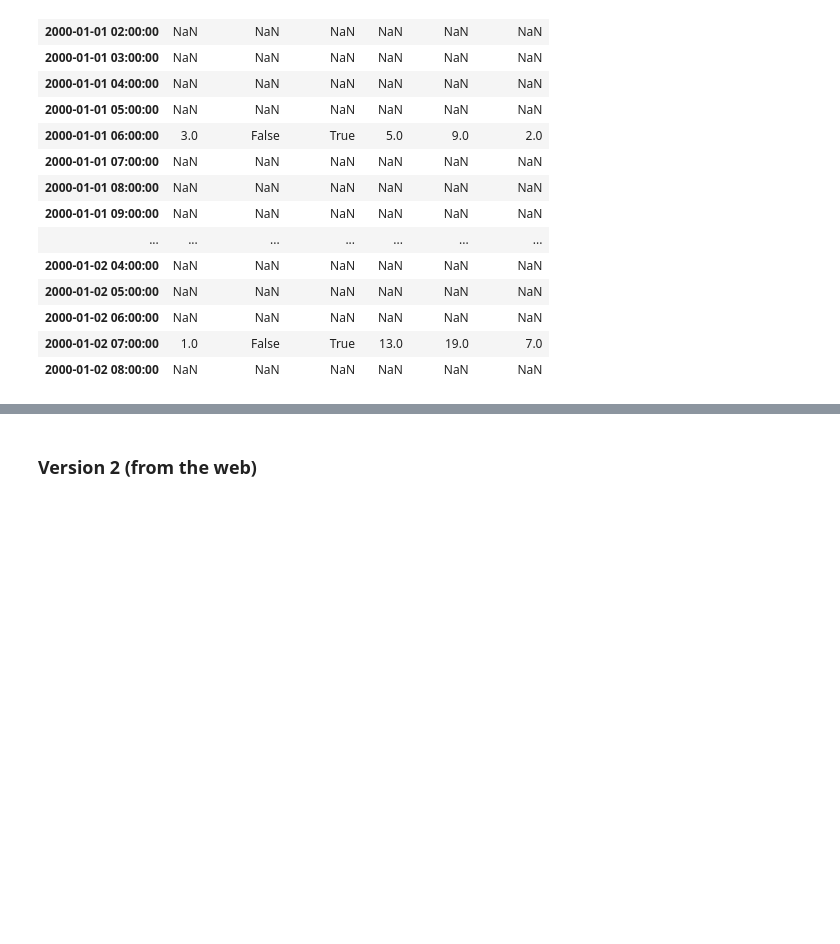
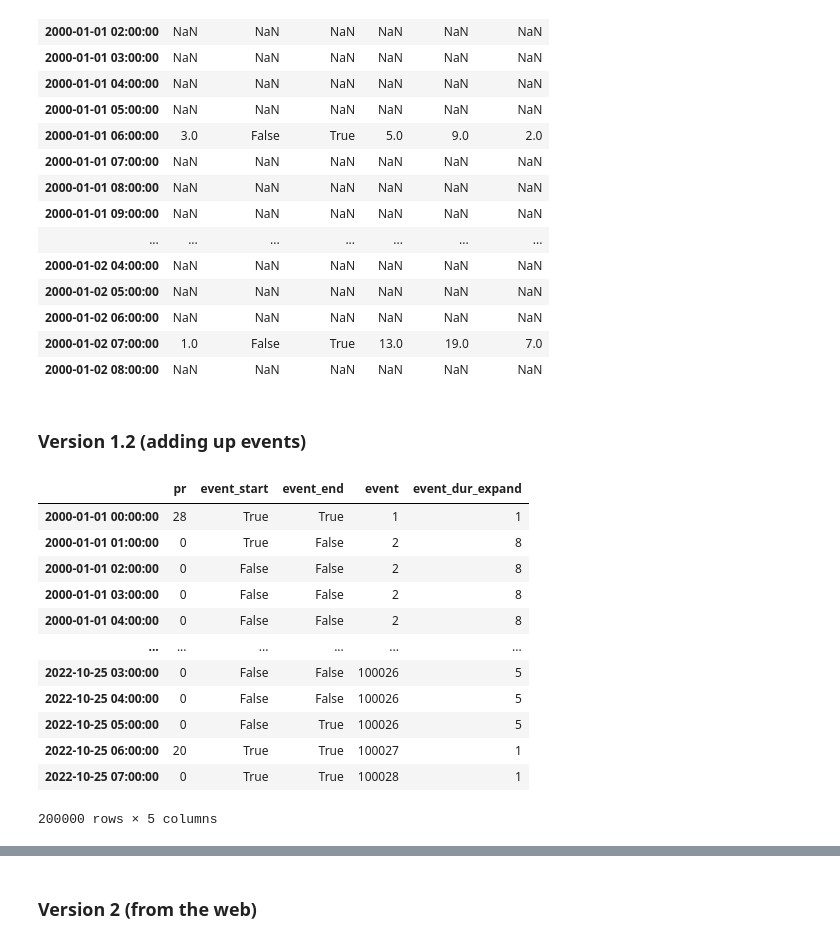
Before and after one commit to dargueso/EPICC_scripts, a Jupyter notebook: Timeseries_processing/spell_pandas_resamplig.ipynb, the cells around one changed output, grey strips where cells are left out. Drawn from its saved outputs; the diff is of its cells as text; code cells hidden in the pictures; blank space fills up the shorter version.

```diff
--- a/Timeseries_processing/spell_pandas_resamplig.ipynb
+++ b/Timeseries_processing/spell_pandas_resamplig.ipynb
@@ -86,3 +89,20 @@ srain.where(srain['event_pr']>=wet_th)
 | 2000-01-02 06:00:00 | NaN | NaN | NaN | NaN | NaN | NaN |
 | 2000-01-02 07:00:00 | 1.0 | False | True | 13.0 | 19.0 | 7.0 |
 | 2000-01-02 08:00:00 | NaN | NaN | NaN | NaN | NaN | NaN |
+# %% [markdown]
+### Version 1.2 (adding up events)
+# %%
+rain_long = np.random.randint(0, 30, size=200000, dtype=int)
+wet_long = np.random.choice(a=[False, True], size=200000)
+# %%
+index = pd.date_range('1/1/2000', periods=len(rain_long), freq='H')
+srain = pd.Series(rain_long*wet_long, index=index)
+
+srain =srain.to_frame()
+srain = srain.rename(columns = {0:'pr'})
+srain['pr'] = srain['pr'].where(srain['pr']>=wet_th,0)
+srain['event_start'] = (srain['pr'].astype(bool).shift() != srain['pr'].astype(bool))
+srain['event_end'] = (srain['pr'].astype(bool).shift(-1) != srain['pr'].astype(bool))
+srain['event'] = srain['event_start'].cumsum()
+wet_event_duration = srain.groupby('event')['pr'].count()
+srain['event_dur_expand'] =  srain['event'].map(wet_event_duration)
@@ -88,0 +114,16 @@ srain.where(srain['event_pr']>=wet_th)
+# %%
+srain
+# %% [output]
+|  | pr | event_start | event_end | event | event_dur_expand |
+| 2000-01-01 00:00:00 | 28 | True | True | 1 | 1 |
+| 2000-01-01 01:00:00 | 0 | True | False | 2 | 8 |
+| 2000-01-01 02:00:00 | 0 | False | False | 2 | 8 |
+| 2000-01-01 03:00:00 | 0 | False | False | 2 | 8 |
+| 2000-01-01 04:00:00 | 0 | False | False | 2 | 8 |
+| ... | ... | ... | ... | ... | ... |
+| 2022-10-25 03:00:00 | 0 | False | False | 100026 | 5 |
+| 2022-10-25 04:00:00 | 0 | False | False | 100026 | 5 |
+| 2022-10-25 05:00:00 | 0 | False | True | 100026 | 5 |
+| 2022-10-25 06:00:00 | 20 | True | True | 100027 | 1 |
+| 2022-10-25 07:00:00 | 0 | True | True | 100028 | 1 |
+200000 rows × 5 columns
```
Also changed, not shown: parts of 9 cells of this notebook.
